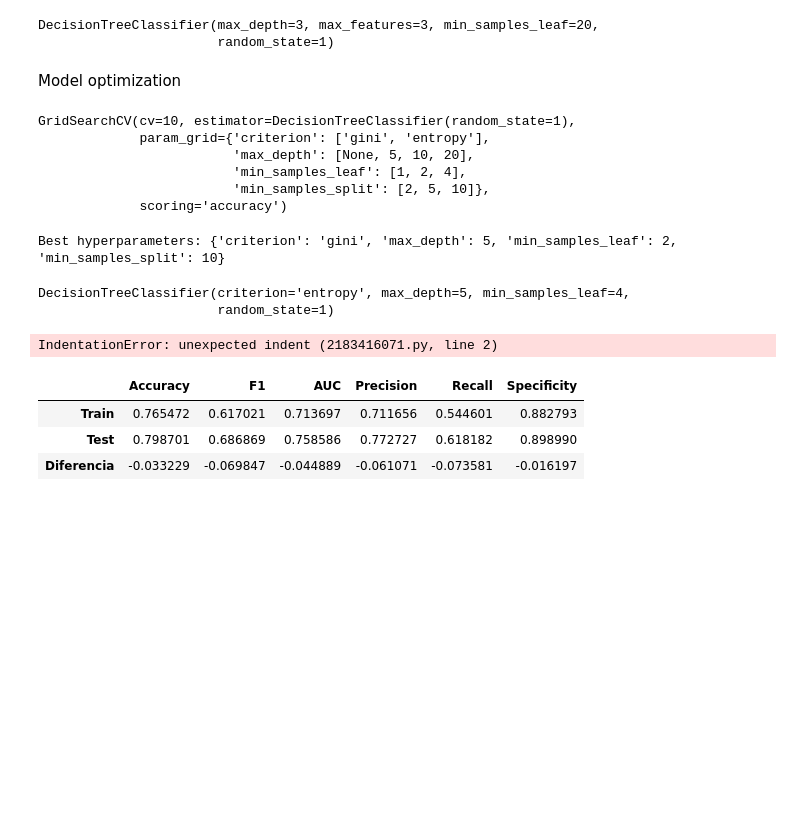
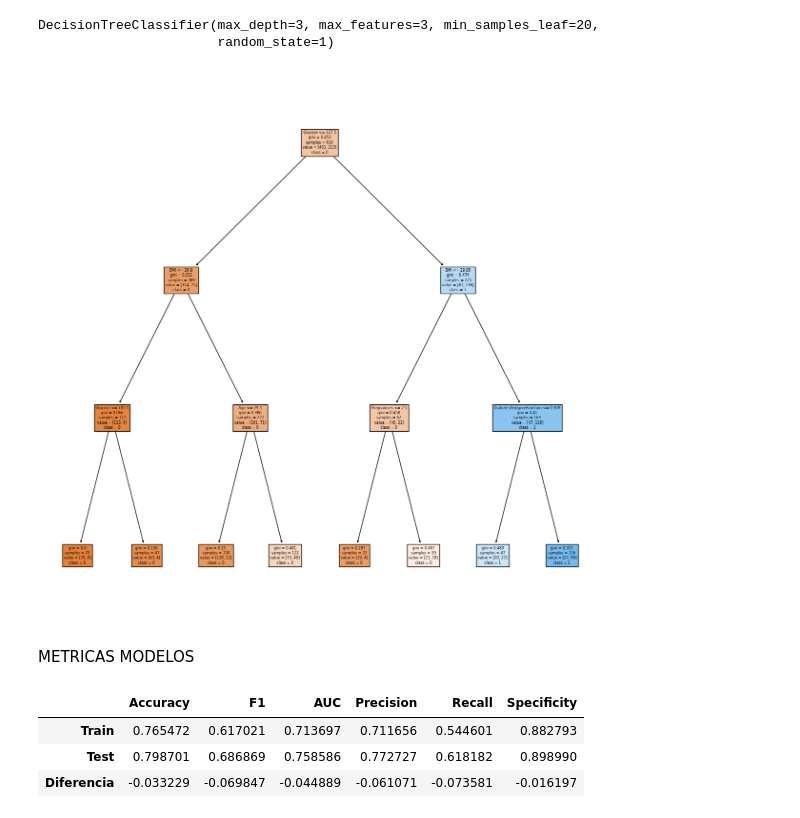
Before and after one commit to 4GeeksAcademy/MyML2, a Jupyter notebook: src/explore.ipynb, the cells around one changed output. Cells and saved outputs as stored; diff of their text form; code cells hidden in the pictures; blank space fills up the shorter version.

```diff
--- a/src/explore.ipynb
+++ b/src/explore.ipynb
@@ -225,47 +281,17 @@ DecisionTreeClassifier(max_depth=3, max_features=3, min_samples_leaf=20,
 # Evaluar el modelo simple en entrenamiento y prueba
 train_pred_simple = simple_tree.predict(X_train)
 test_pred_simple = simple_tree.predict(X_test)
-# %% [markdown]
-Model optimization
-# %%
-hyperparams = {
-    "criterion": ["gini", "entropy"],
-    "max_depth": [None, 5, 10, 20],
-    "min_samples_split": [2, 5, 10],
-    "min_samples_leaf": [1, 2, 4]
-}
-
-grid = GridSearchCV(model, hyperparams, scoring = "accuracy", cv = 10)
-grid
-# %% [output]
-GridSearchCV(cv=10, estimator=DecisionTreeClassifier(random_state=1),
-             param_grid={'criterion': ['gini', 'entropy'],
-                         'max_depth': [None, 5, 10, 20],
-                         'min_samples_leaf': [1, 2, 4],
-                         'min_samples_split': [2, 5, 10]},
-             scoring='accuracy')
-# %%
-def warn(*args, **kwargs):
-    pass
-import warnings
-warnings.warn = warn
-
-grid.fit(X_train, y_train)
-
-print(f"Best hyperparameters: {grid.best_params_}")
-# %% [output]
-Best hyperparameters: {'criterion': 'gini', 'max_depth': 5, 'min_samples_leaf': 2, 'min_samples_split': 10}
-# %%
-model = DecisionTreeClassifier(criterion = "entropy", max_depth = 5, min_samples_leaf = 4, min_samples_split = 2, random_state = 1)
-model.fit(X_train, y_train)
-# %% [output]
-DecisionTreeClassifier(criterion='entropy', max_depth=5, min_samples_leaf=4,
-                       random_state=1)
-# %%
-#modelo optimizado?
- = grid_best_optimizer
-# %% [output]
-IndentationError: unexpected indent (2183416071.py, line 2)
+# %%
+# Plotear el simple tree
+fig = plt.figure(figsize=(15,15))
+
+tree.plot_tree(simple_tree, feature_names = list(X_train.columns), class_names = ["0", "1", "2"], filled = True)
+
+plt.show()
+# %% [output]
+[figure, added]
+# %% [markdown]
+METRICAS MODELOS
 # %%
 def get_metrics(y_train, y_test, y_pred_train, y_pred_test):
     # Calcular métricas para el conjunto de entrenamiento
```
Also changed, not shown: parts of 14 cells of this notebook, 1 other file.
